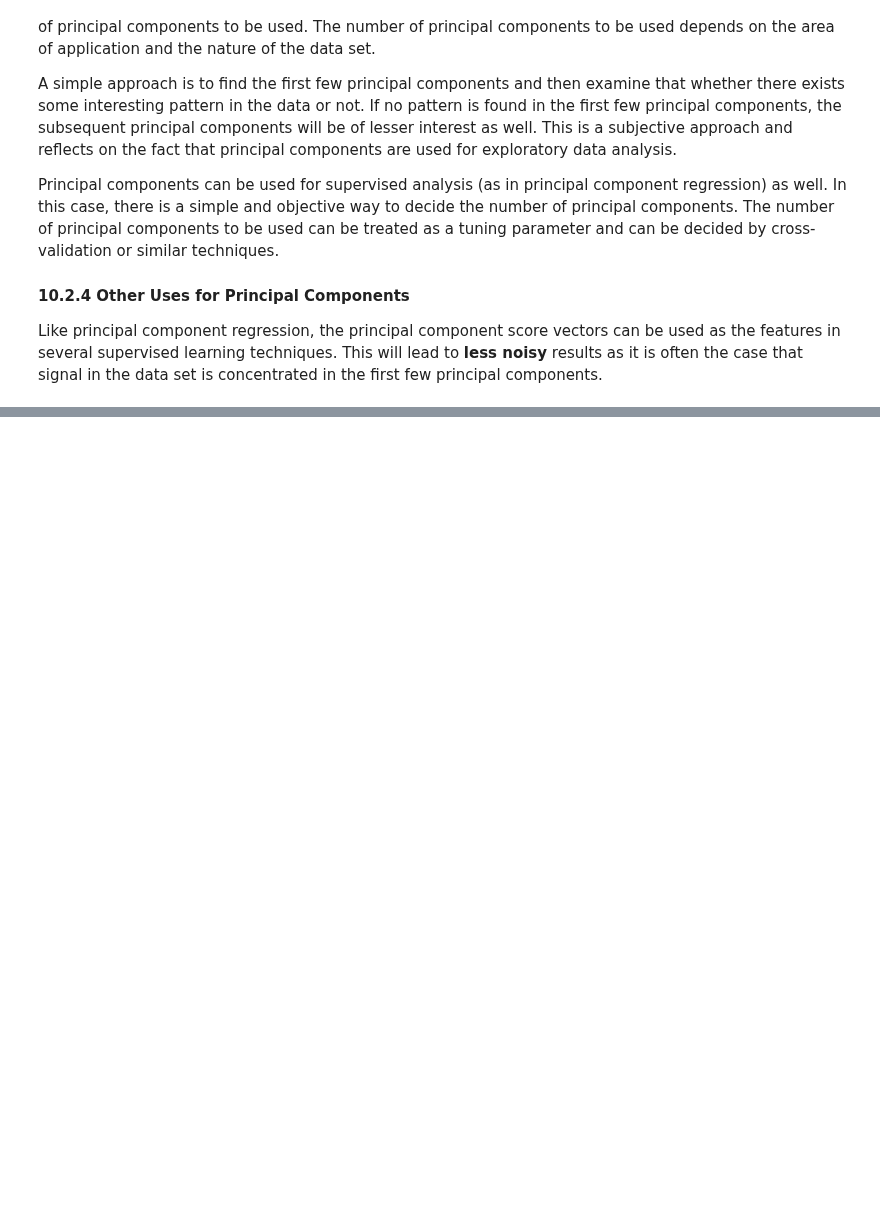
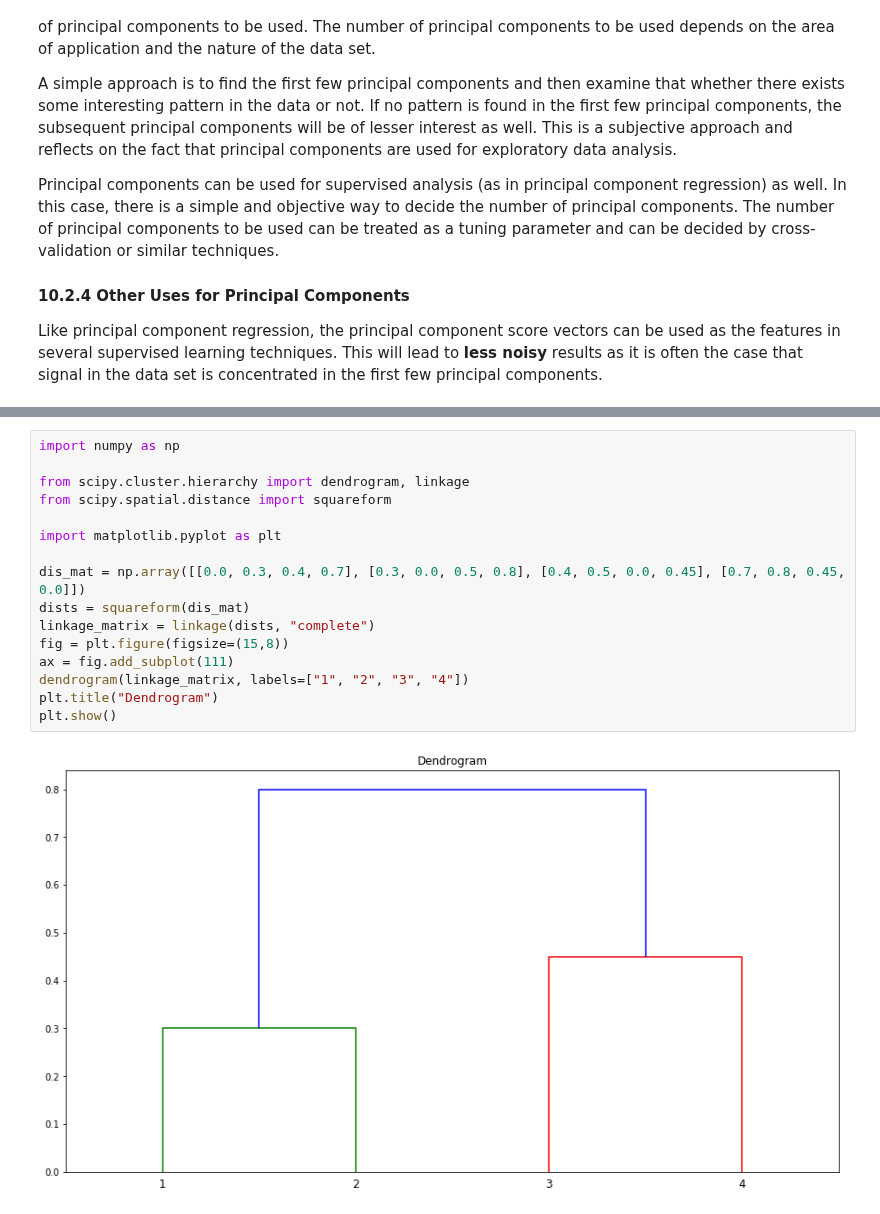
Before and after one commit to amitrajan012/Introduction-to-Statistical-Learning, a Jupyter notebook: Unsupervised Learning.ipynb, the cells around one changed output, grey strips where cells are left out. Drawn from its saved outputs; the diff is of its cells as text; blank space fills up the shorter version.

```diff
--- a/Unsupervised Learning.ipynb
+++ b/Unsupervised Learning.ipynb
@@ -175,0 +224,18 @@ In the clustering process, there may arise a case when some outliers, which shou
+# %%
+import numpy as np
+
+from scipy.cluster.hierarchy import dendrogram, linkage
+from scipy.spatial.distance import squareform
+
+import matplotlib.pyplot as plt
+
+dis_mat = np.array([[0.0, 0.3, 0.4, 0.7], [0.3, 0.0, 0.5, 0.8], [0.4, 0.5, 0.0, 0.45], [0.7, 0.8, 0.45, 0.0]])
+dists = squareform(dis_mat)
+linkage_matrix = linkage(dists, "complete")
+fig = plt.figure(figsize=(15,8))
+ax = fig.add_subplot(111)
+dendrogram(linkage_matrix, labels=["1", "2", "3", "4"])
+plt.title("Dendrogram")
+plt.show()
+# %% [output]
+[figure, added]
```
Also changed, not shown: parts of 51 cells of this notebook.
